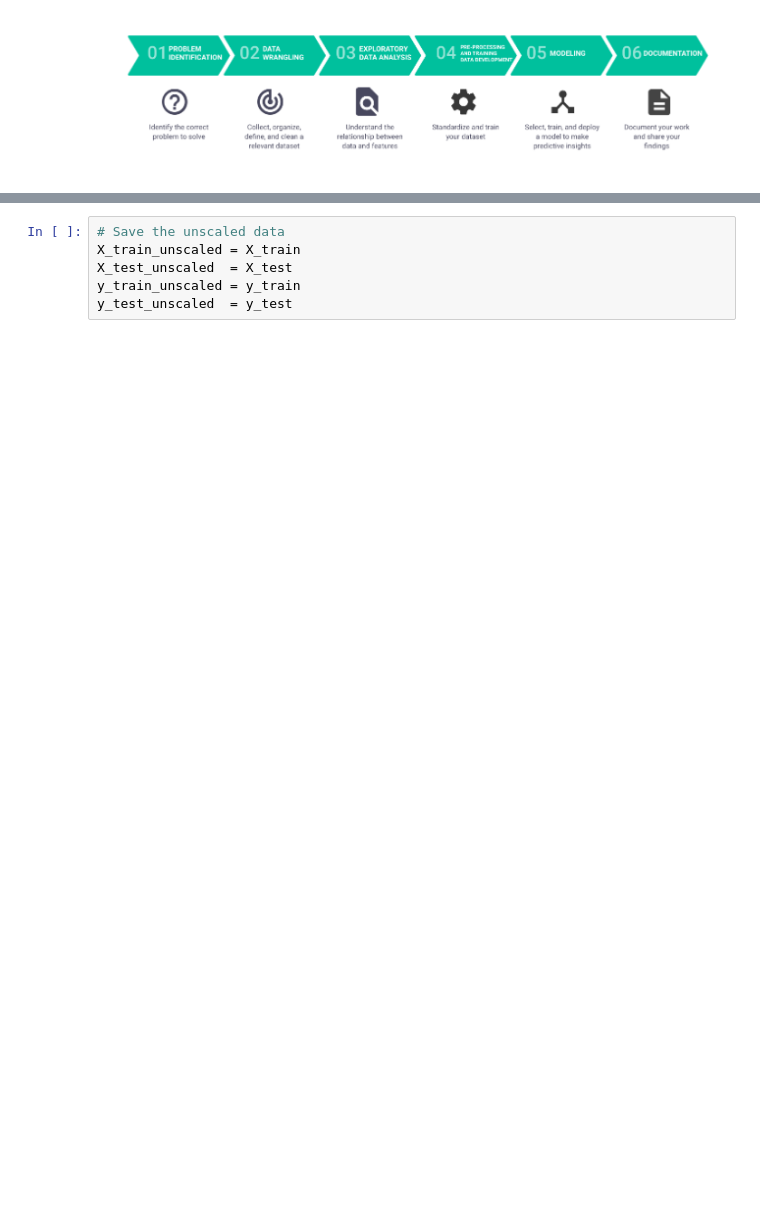
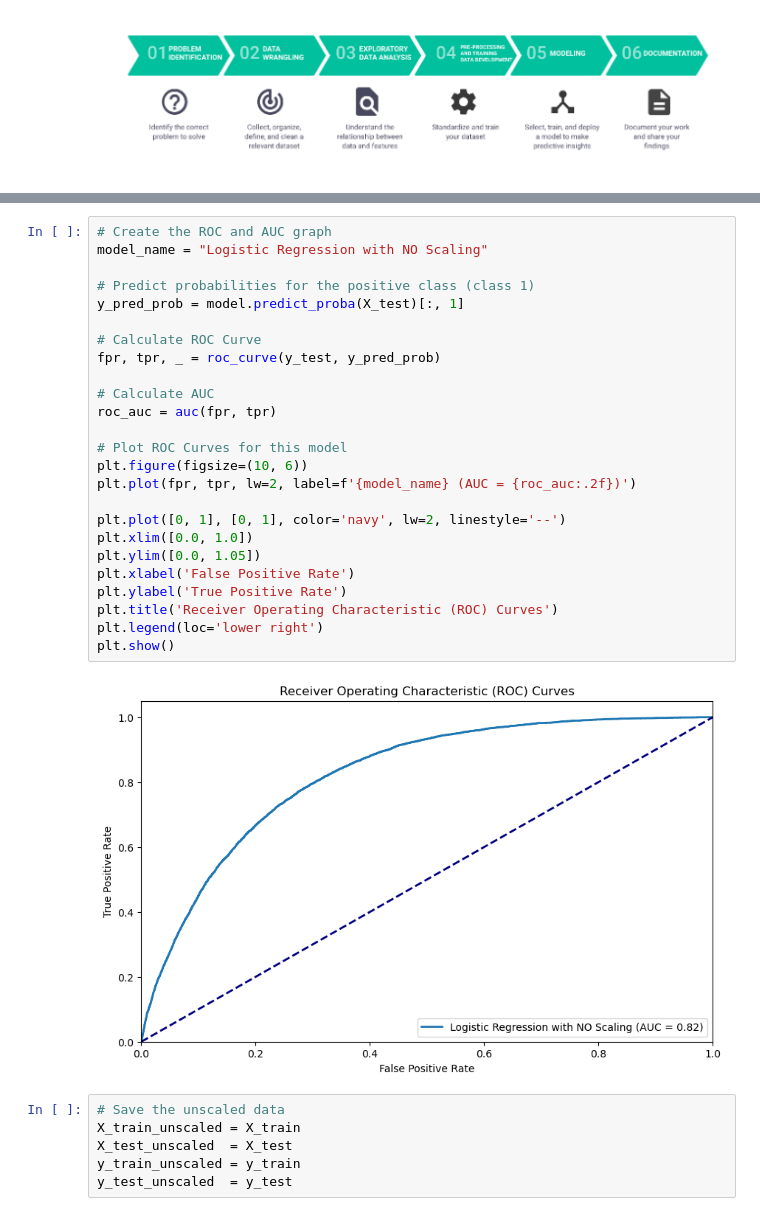
Before and after one commit to lykkelig/Capstone-Two, a Jupyter notebook: Capstone_Two_Diabetic_Prediction.ipynb, the cells around one changed output, grey strips where cells are left out. Cells and saved outputs as stored; diff of their text form; blank space fills up the shorter version.

Commit message:
Update Capstone_Two_Diabetic_Prediction.ipynb
Modeling assignment

```diff
--- a/Capstone_Two_Diabetic_Prediction.ipynb
+++ b/Capstone_Two_Diabetic_Prediction.ipynb
@@ -1099,6 +1183,33 @@ Classification Report:
     accuracy                           0.86     50736
    macro avg       0.70      0.57      0.58     50736
 weighted avg       0.83      0.86      0.83     50736
+# %%
+# Create the ROC and AUC graph
+model_name = "Logistic Regression with NO Scaling"
+
+# Predict probabilities for the positive class (class 1)
+y_pred_prob = model.predict_proba(X_test)[:, 1]
+
+# Calculate ROC Curve
+fpr, tpr, _ = roc_curve(y_test, y_pred_prob)
+
+# Calculate AUC
+roc_auc = auc(fpr, tpr)
+
+# Plot ROC Curves for this model
+plt.figure(figsize=(10, 6))
+plt.plot(fpr, tpr, lw=2, label=f'{model_name} (AUC = {roc_auc:.2f})')
+
+plt.plot([0, 1], [0, 1], color='navy', lw=2, linestyle='--')
+plt.xlim([0.0, 1.0])
+plt.ylim([0.0, 1.05])
+plt.xlabel('False Positive Rate')
+plt.ylabel('True Positive Rate')
+plt.title('Receiver Operating Characteristic (ROC) Curves')
+plt.legend(loc='lower right')
+plt.show()
+# %% [output]
+[figure, added]
 # %%
 # Save the unscaled data
 X_train_unscaled = X_train
```
Also changed, not shown: parts of 37 cells of this notebook.
